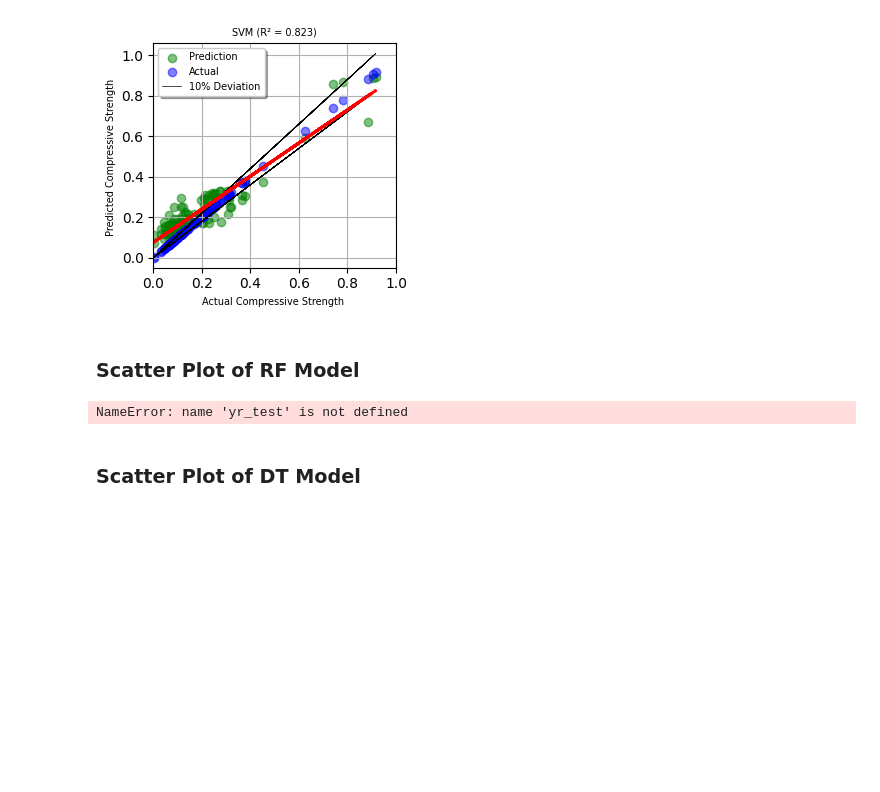
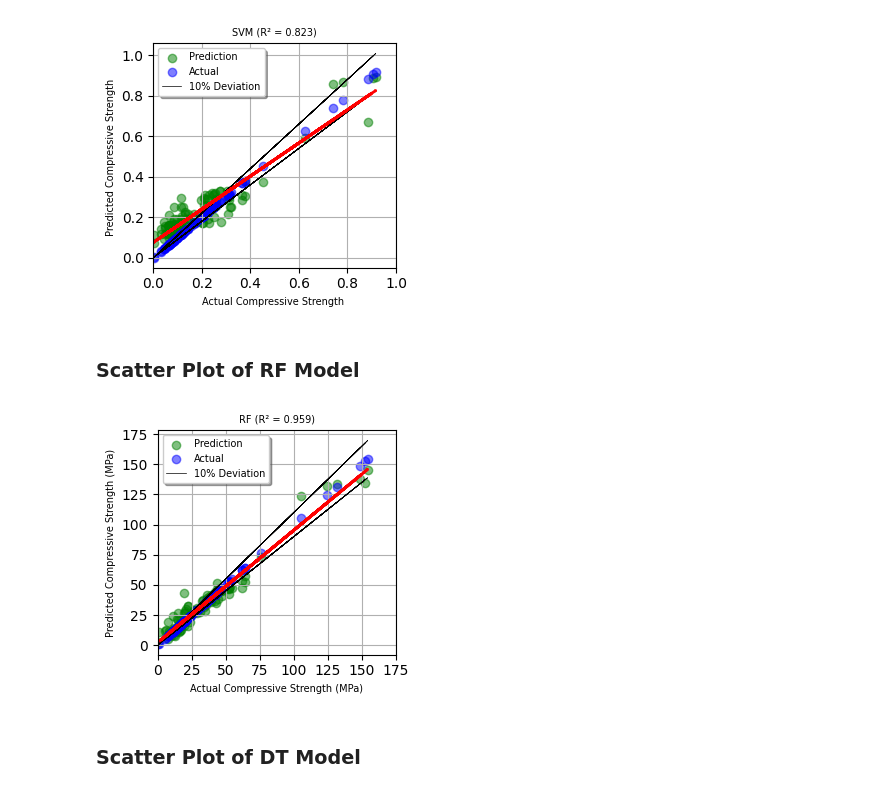
Before and after one commit to IsuPaul/Indpendent-Research, a Jupyter notebook: IR_Source_Code.ipynb, the cells around one changed output. Cells and saved outputs as stored; diff of their text form; code cells hidden in the pictures; blank space fills up the shorter version.

```diff
--- a/IR_Source_Code.ipynb
+++ b/IR_Source_Code.ipynb
@@ -588,7 +587,7 @@ plt.show()
 ### Scatter Plot of RF Model
 # %%
 # Calculate the 10% deviation
-deviation = 0.10 * yr_test
+deviation = 0.10 * y_test
 lower_bound = y_test - deviation
 upper_bound = y_test + deviation
 
@@ -596,34 +595,34 @@ upper_bound = y_test + deviation
 plt.figure(figsize=(3.2, 3.1))
 
 # Plot the prediction in green and actual in blue
 plt.scatter(y_test, yr_pred, color='green', alpha=0.5, label='Prediction')
 plt.scatter(y_test, y_test, color='blue', alpha=0.5, label='Actual')
 
 # Plot the 10% deviation lines
 plt.plot(y_test, lower_bound, color='black', linewidth=0.5, label='10% Deviation')
 plt.plot(y_test, upper_bound, color='black', linewidth=0.5)
 
 # Plot the line of best fit
 m, b = np.polyfit(y_test, yr_pred, 1)
 plt.plot(y_test, m * y_test + b, 'r--', lw=2)
 
 # Customize the plot
 plt.xlabel("Actual Compressive Strength (MPa)", fontsize=7)
 plt.ylabel("Predicted Compressive Strength (MPa)", fontsize=7)
 plt.title(f"RF (R² = {r2r:.3f})",fontsize=7)
 plt.tight_layout()
 # Set x-axis limits to start from zero
 min_val = 0
 max_val = 175
 interval = 25
 plt.xlim(min_val, max_val)
 plt.xticks(np.arange(min_val, max_val + interval, interval))
 plt.grid(True)
 plt.legend(fontsize=7, shadow=True, facecolor='white')
 plt.savefig("R2_RF.jpg")
 plt.show()
 # %% [output]
-NameError: name 'yr_test' is not defined
+[figure, added]
 # %% [markdown]
 ### Scatter Plot of DT Model
 # %%
```
Also changed, not shown: parts of 12 cells of this notebook.
